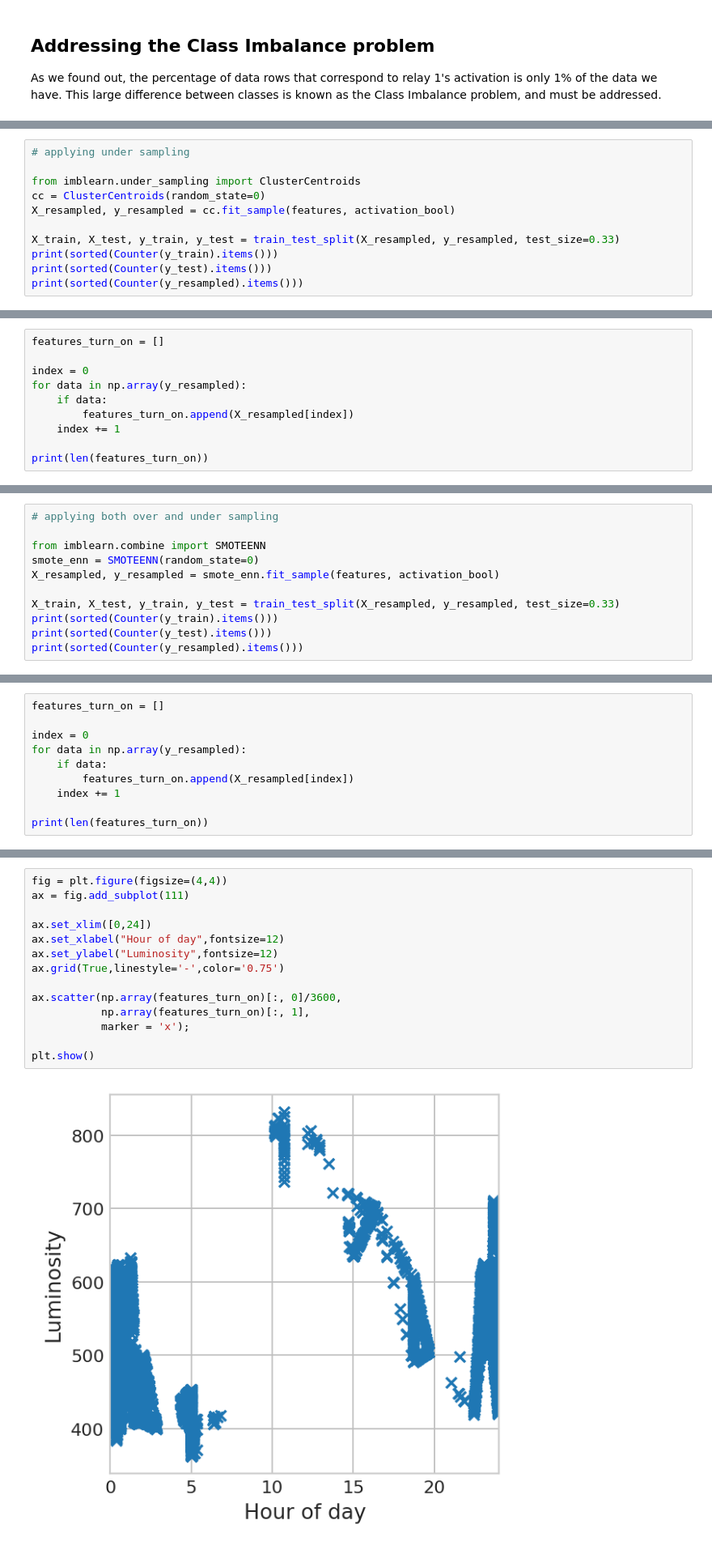
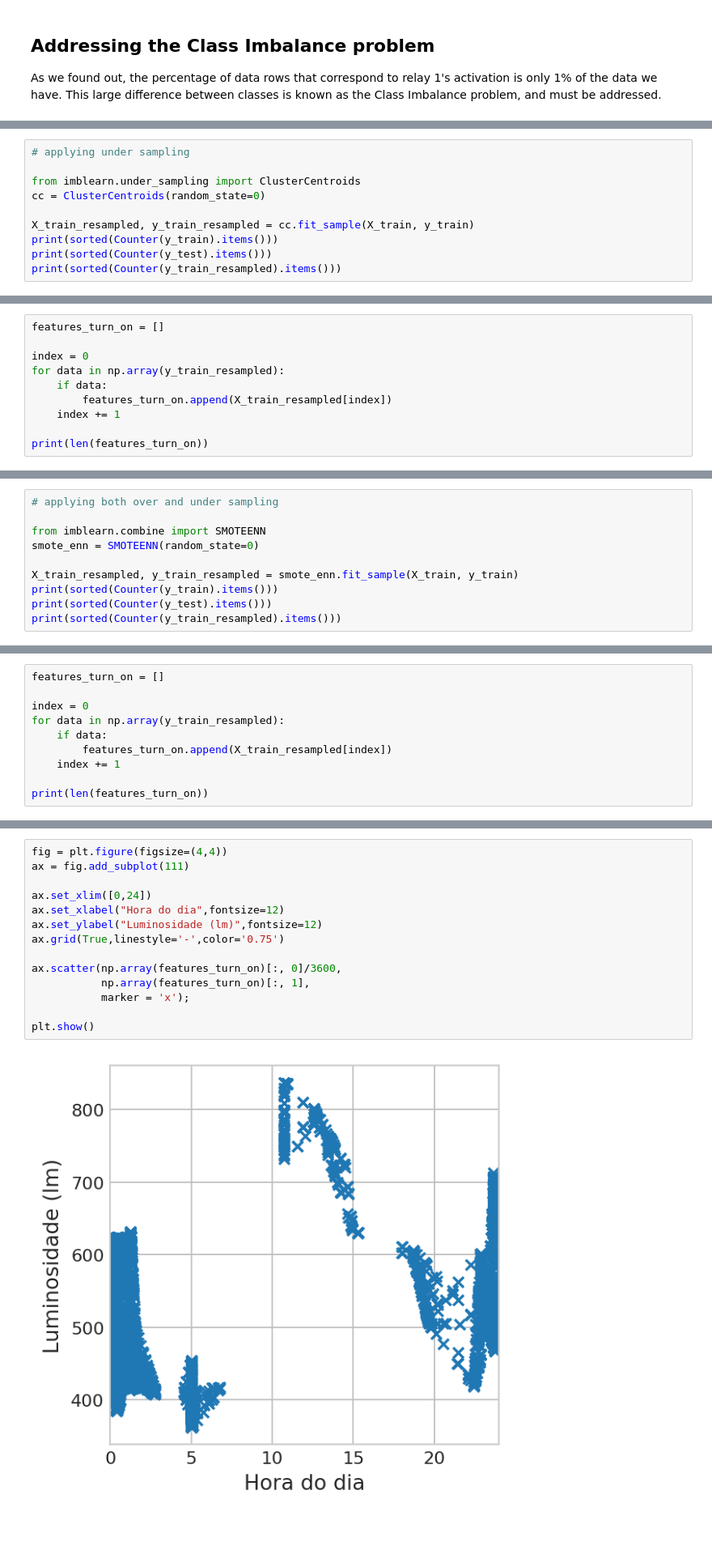
Before and after one commit to hedwig-project/ML-explorations, a Jupyter notebook: Organized Hallway Data Set.ipynb, the cells around one changed output, grey strips where cells are left out. Shown at 81% size. Cells and saved outputs as stored; diff of their text form.

```diff
--- a/Organized Hallway Data Set.ipynb
+++ b/Organized Hallway Data Set.ipynb
@@ -442,10 +438,9 @@ avg / total       0.84      0.84      0.84      4522
 
 from imblearn.under_sampling import ClusterCentroids
 cc = ClusterCentroids(random_state=0)
-X_resampled, y_resampled = cc.fit_sample(features, activation_bool)
 
-X_train, X_test, y_train, y_test = train_test_split(X_resampled, y_resampled, test_size=0.33)
+X_train_resampled, y_train_resampled = cc.fit_sample(X_train, y_train)
 print(sorted(Counter(y_train).items()))
 print(sorted(Counter(y_test).items()))
-print(sorted(Counter(y_resampled).items()))
+print(sorted(Counter(y_train_resampled).items()))
 # %% [output]
@@ -456,9 +451,9 @@ print(sorted(Counter(y_resampled).items()))
 features_turn_on = []
 
 index = 0
-for data in np.array(y_resampled):
+for data in np.array(y_train_resampled):
     if data:
-        features_turn_on.append(X_resampled[index])
+        features_turn_on.append(X_train_resampled[index])
     index += 1
 
 print(len(features_turn_on))
@@ -525,10 +519,9 @@ avg / total       0.98      0.98      0.98        47
 
 from imblearn.combine import SMOTEENN
 smote_enn = SMOTEENN(random_state=0)
-X_resampled, y_resampled = smote_enn.fit_sample(features, activation_bool)
 
-X_train, X_test, y_train, y_test = train_test_split(X_resampled, y_resampled, test_size=0.33)
+X_train_resampled, y_train_resampled = smote_enn.fit_sample(X_train, y_train)
 print(sorted(Counter(y_train).items()))
 print(sorted(Counter(y_test).items()))
-print(sorted(Counter(y_resampled).items()))
+print(sorted(Counter(y_train_resampled).items()))
 # %% [output]
@@ -539,9 +532,9 @@ print(sorted(Counter(y_resampled).items()))
 features_turn_on = []
 
 index = 0
-for data in np.array(y_resampled):
+for data in np.array(y_train_resampled):
     if data:
-        features_turn_on.append(X_resampled[index])
+        features_turn_on.append(X_train_resampled[index])
     index += 1
 
 print(len(features_turn_on))
@@ -550,19 +543,19 @@ print(len(features_turn_on))
 # %%
 fig = plt.figure(figsize=(4,4))
 ax = fig.add_subplot(111)
 
 ax.set_xlim([0,24])
-ax.set_xlabel("Hour of day",fontsize=12)
-ax.set_ylabel("Luminosity",fontsize=12)
+ax.set_xlabel("Hora do dia",fontsize=12)
+ax.set_ylabel("Luminosidade (lm)",fontsize=12)
 ax.grid(True,linestyle='-',color='0.75')
 
 ax.scatter(np.array(features_turn_on)[:, 0]/3600,
            np.array(features_turn_on)[:, 1],
            marker = 'x');
 
 plt.show()
 # %% [output]
-[figure, old version]
+[figure, new version]
 # %%
 metrics = []
 
```
Also changed, not shown: parts of 23 cells of this notebook.
